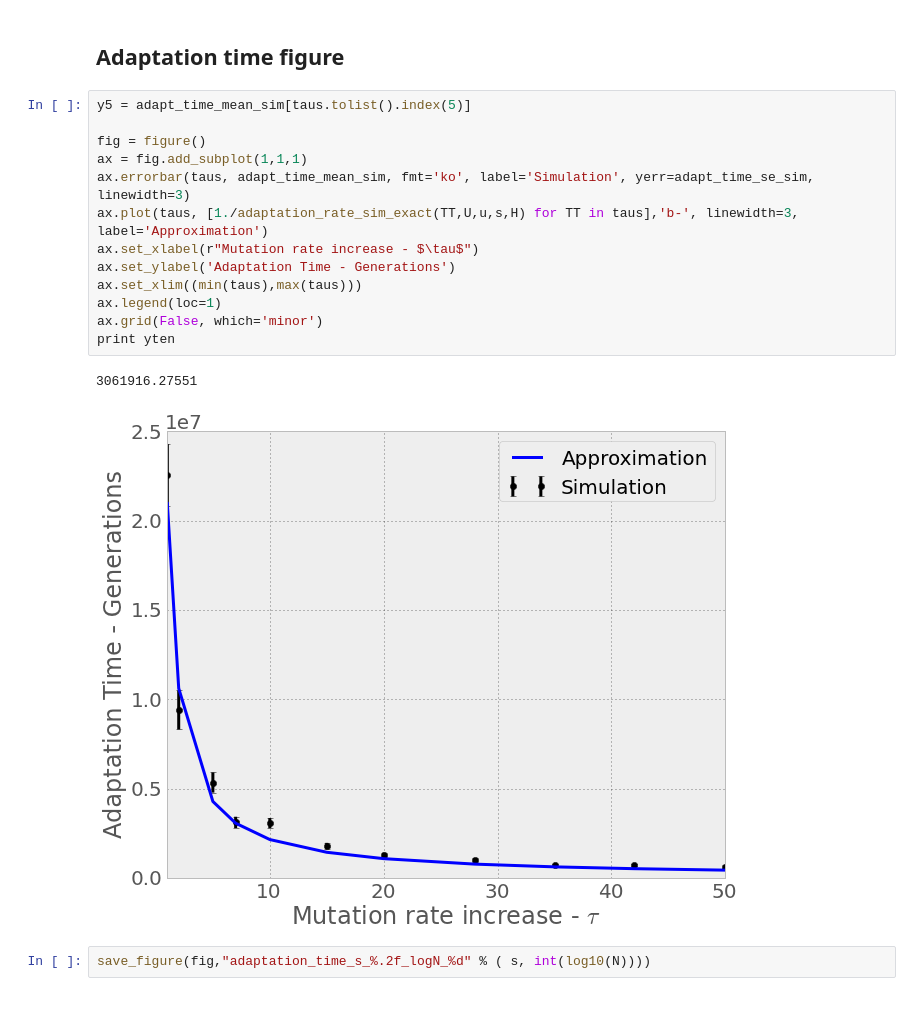
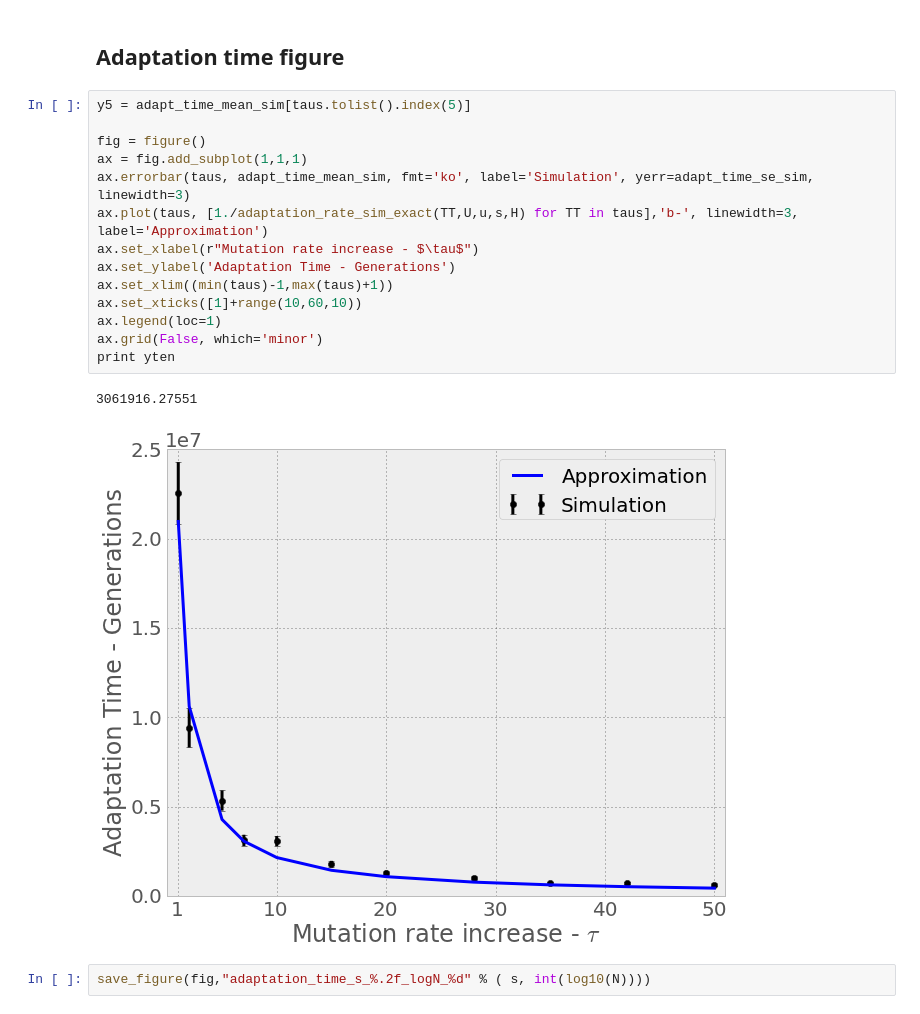
Before and after one commit to yoavram/GRC2013, a Jupyter notebook: figures.ipynb, the cells around one changed output. Drawn from its saved outputs; the diff is of its cells as text.

```diff
--- a/figures.ipynb
+++ b/figures.ipynb
@@ -140,19 +140,20 @@ fix_prob_se_sim = grouped_rho.dif.aggregate(lambda arr: (1.0/arr).std()) / sqrt(
 # %%
 y5 = adapt_time_mean_sim[taus.tolist().index(5)]
 
 fig = figure()
 ax = fig.add_subplot(1,1,1)
 ax.errorbar(taus, adapt_time_mean_sim, fmt='ko', label='Simulation', yerr=adapt_time_se_sim, linewidth=3)
 ax.plot(taus, [1./adaptation_rate_sim_exact(TT,U,u,s,H) for TT in taus],'b-', linewidth=3, label='Approximation')
 ax.set_xlabel(r"Mutation rate increase - $\tau$")
 ax.set_ylabel('Adaptation Time - Generations')
-ax.set_xlim((min(taus),max(taus)))
+ax.set_xlim((min(taus)-1,max(taus)+1))
+ax.set_xticks([1]+range(10,60,10))
 ax.legend(loc=1)
 ax.grid(False, which='minor')
 print yten
 # %% [output]
 3061916.27551
-[figure, old version]
+[figure, new version]
 # %%
 save_figure(fig,"adaptation_time_s_%.2f_logN_%d" % ( s, int(log10(N))))
 # %% [output]
```
Also changed, not shown: parts of 1 cell of this notebook.
